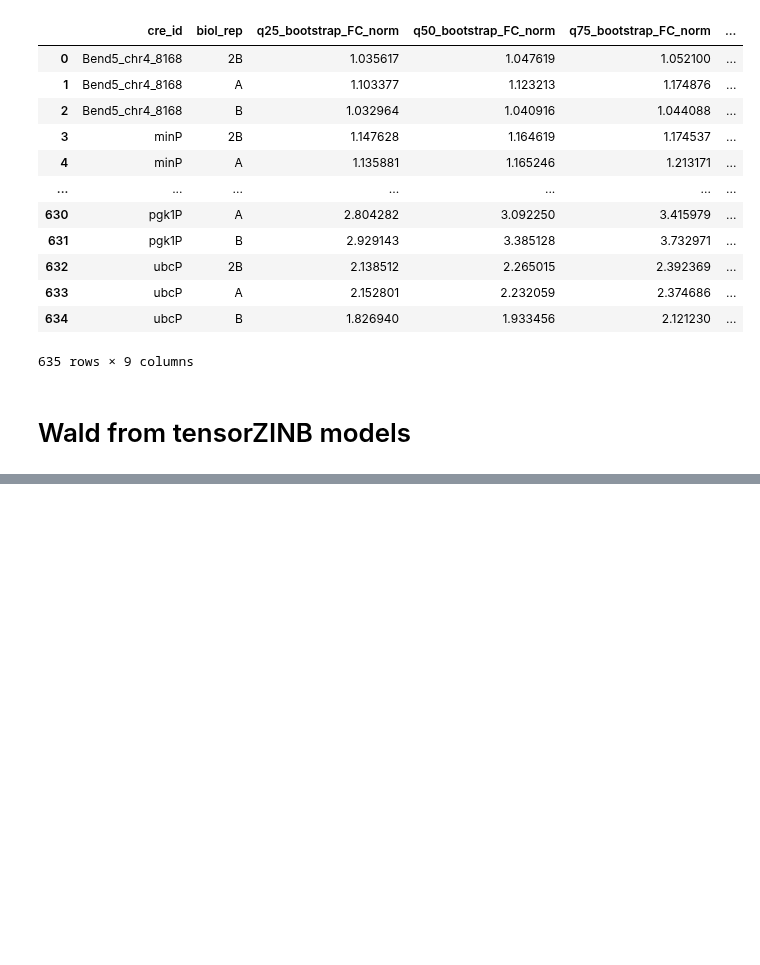
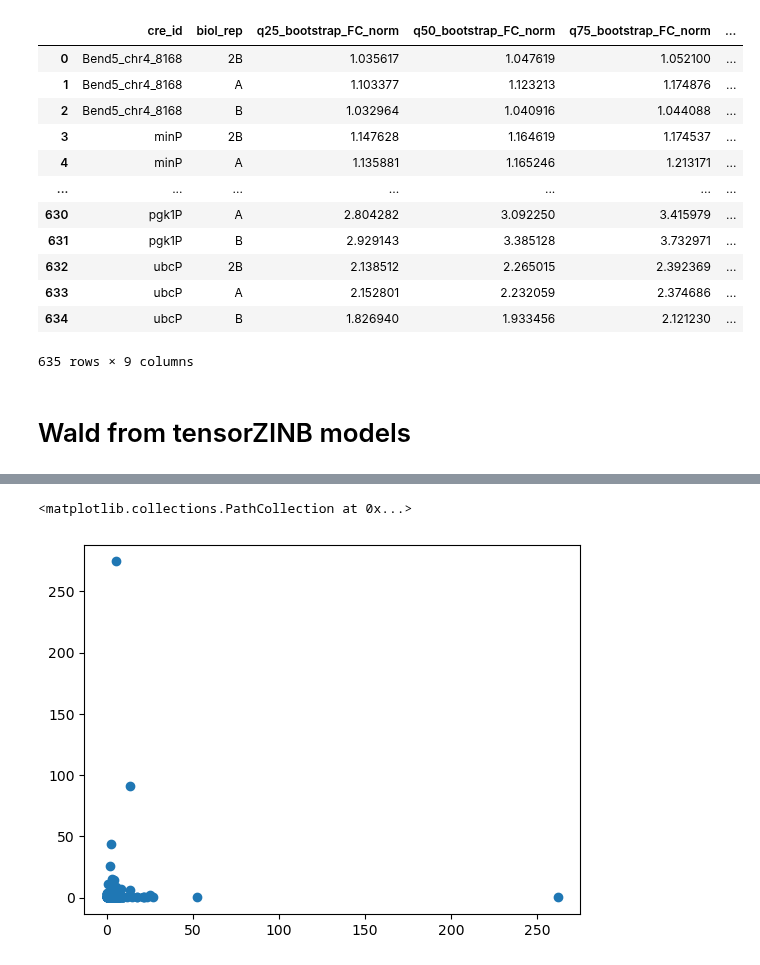
Before and after one commit to Reilly-Lab-Yale/tabula-rasa, a Jupyter notebook: notebooks/shendure_hypothesis_testing.ipynb, the cells around one changed output, grey strips where cells are left out. Cells and saved outputs as stored; diff of their text form; code cells hidden in the pictures; blank space fills up the shorter version.

```diff
--- a/notebooks/shendure_hypothesis_testing.ipynb
+++ b/notebooks/shendure_hypothesis_testing.ipynb
@@ -1303,0 +1019,7 @@ Name: cre_id, contr.treatment(base='reference'), Length: 173, dtype: object
+# %%
+cmp["beta_bin"] = pd.cut(cmp["glm_max_activity_beta"], bins=np.linspace(-1,10,12))
+agreement_by_bin = cmp.groupby("beta_bin").apply(
+    lambda df: (df["glm_is_active"] & df["is_active_all_reps"]).sum() /
+               (df["glm_is_active"]|df["is_active_all_reps"]).sum()
+)
+print(agreement_by_bin)
@@ -1303,0 +1040,5 @@ Name: cre_id, contr.treatment(base='reference'), Length: 173, dtype: object
+# %%
+plt.scatter(cmp.nb_mu, cmp.median_activity)
+# %% [output]
+<matplotlib.collections.PathCollection at 0x...>
+[figure, added]
```
Also changed, not shown: parts of 98 cells of this notebook.
